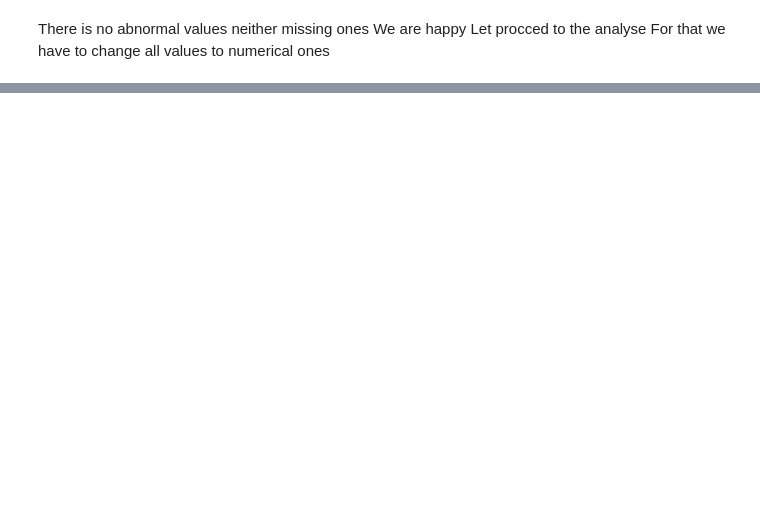
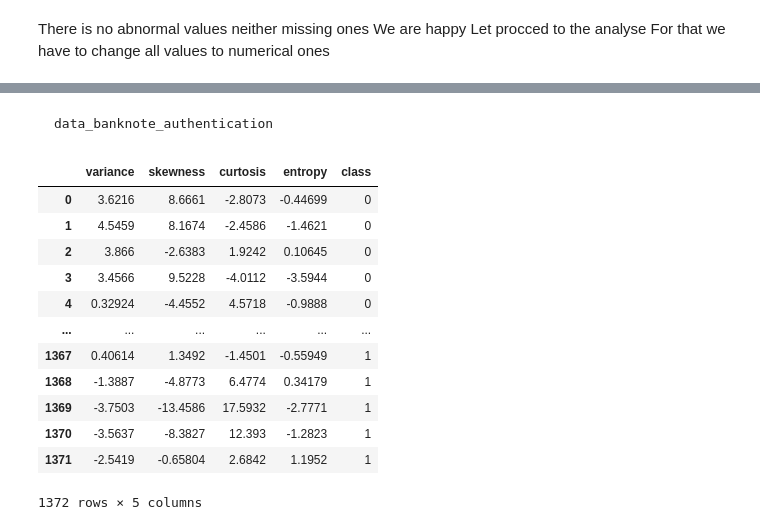
Before and after one commit to DAMMAK26/machine_learning_project, a Jupyter notebook: project.ipynb, the cells around one changed output, grey strips where cells are left out. Drawn from its saved outputs; the diff is of its cells as text; code cells hidden in the pictures; blank space fills up the shorter version.

```diff
--- a/project.ipynb
+++ b/project.ipynb
@@ -171,0 +274,27 @@ For that we have to change all values to numerical ones
+# %% [markdown]
+    data_banknote_authentication
+# %%
+
+data=[]
+with open('data_banknote_authentication.txt', "r") as doc:
+    for line in doc:
+        line=line.replace('\n','')
+        data.append(line.split(','))
+
+names=['variance','skewness','curtosis','entropy','class']
+df= pd.DataFrame(data, columns=names )
+df
+# %% [output]
+|  | variance | skewness | curtosis | entropy | class |
+| 0 | 3.6216 | 8.6661 | -2.8073 | -0.44699 | 0 |
+| 1 | 4.5459 | 8.1674 | -2.4586 | -1.4621 | 0 |
+| 2 | 3.866 | -2.6383 | 1.9242 | 0.10645 | 0 |
+| 3 | 3.4566 | 9.5228 | -4.0112 | -3.5944 | 0 |
+| 4 | 0.32924 | -4.4552 | 4.5718 | -0.9888 | 0 |
+| ... | ... | ... | ... | ... | ... |
+| 1367 | 0.40614 | 1.3492 | -1.4501 | -0.55949 | 1 |
+| 1368 | -1.3887 | -4.8773 | 6.4774 | 0.34179 | 1 |
+| 1369 | -3.7503 | -13.4586 | 17.5932 | -2.7771 | 1 |
+| 1370 | -3.5637 | -8.3827 | 12.393 | -1.2823 | 1 |
+| 1371 | -2.5419 | -0.65804 | 2.6842 | 1.1952 | 1 |
+1372 rows × 5 columns
```
Also changed, not shown: parts of 21 cells of this notebook, 44 other files.
